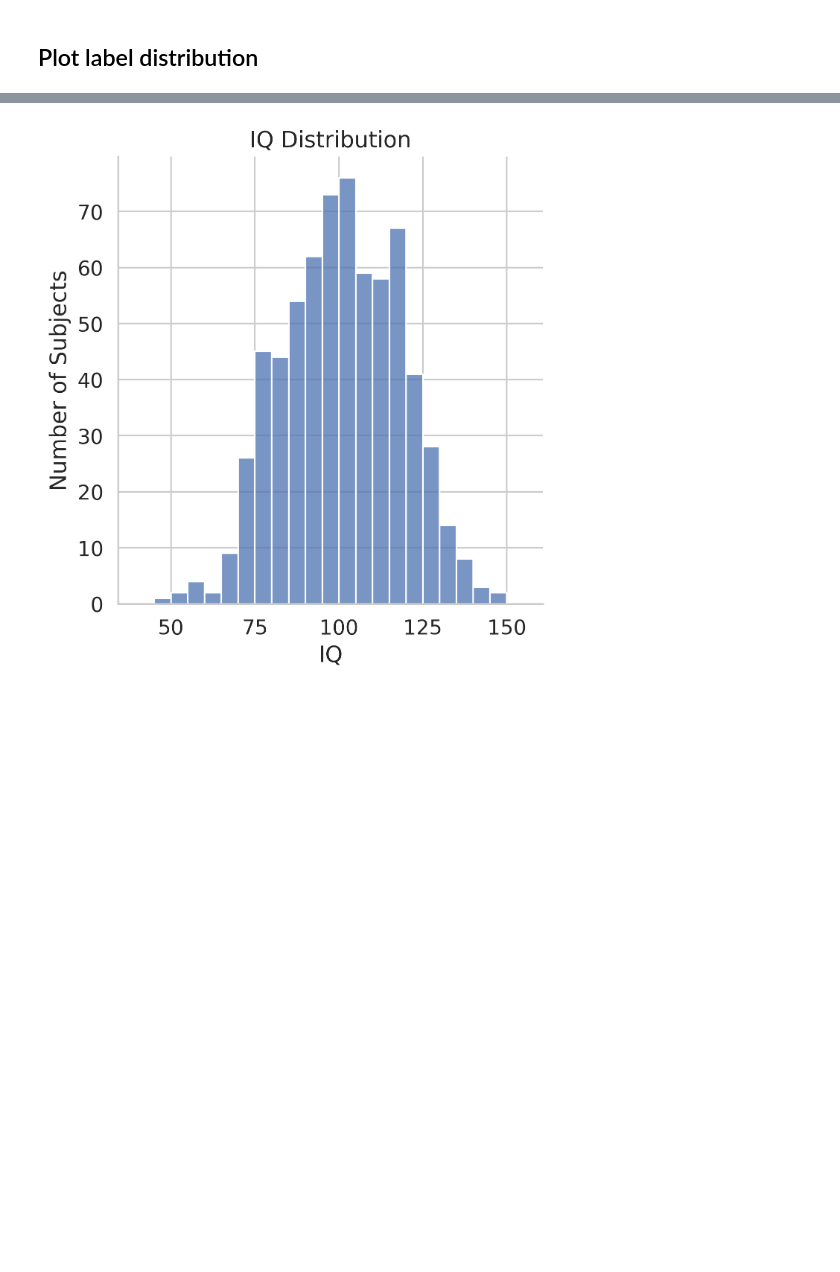
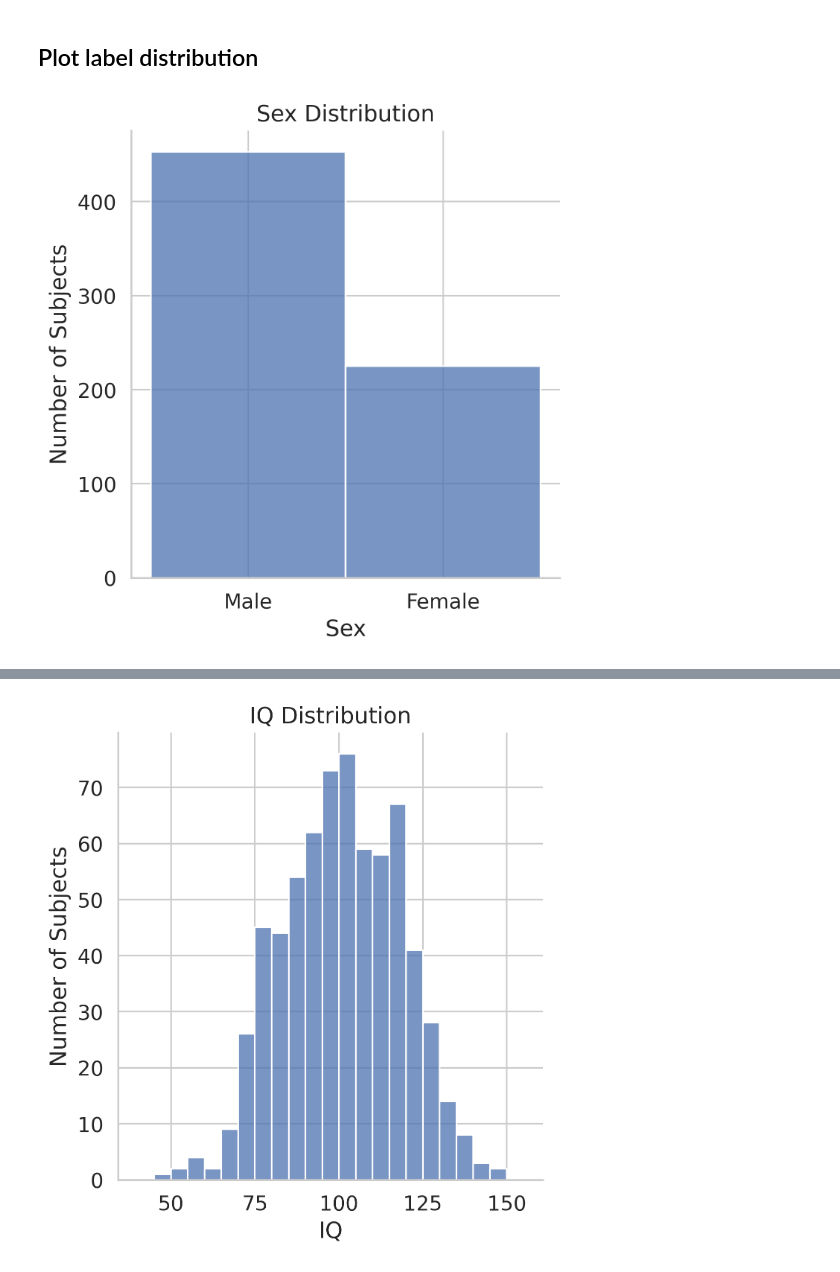
Before and after one commit to Brian-Pho/MSc_Research-Project, a Jupyter notebook: src/Supervised/Label Exploration.ipynb, the cells around one changed output, grey strips where cells are left out. Cells and saved outputs as stored; diff of their text form; code cells hidden in the pictures; blank space fills up the shorter version.

Commit message:
Add sex distribution and update age binning function

```diff
--- a/src/Supervised/Label Exploration.ipynb
+++ b/src/Supervised/Label Exploration.ipynb
@@ -64,11 +64,12 @@ Number of Power FC subjects: 825
 # %% [markdown]
 ### Filter for age and WISC columns
 # %%
-ages = labels["assessment Basic_Demos,Age"]
+sexes = labels['assessment Basic_Demos,Sex']
+ages = labels['assessment Basic_Demos,Age']
 diagnosis = labels[['assessment Diagnosis_ClinicianConsensus,NoDX',
                    'assessment Diagnosis_ClinicianConsensus,DX_01']]
 
-wisc_labels = labels.filter(like="WISC").join(ages).join(diagnosis)
+wisc_labels = labels.filter(like="WISC").join(ages).join(diagnosis).join(sexes)
 wisc_labels = wisc_labels[wisc_labels['assessment WISC,WISC_complete'] == '1']
 wisc_labels = wisc_labels.set_index("assessment WISC,EID")
 # display(wisc_labels)
@@ -107,3 +110,14 @@ csv_output_path = "/imaging3/owenlab/bpho/Biobank Labels/Subjects_with_WISC.csv"
 subjects_with_labels.to_csv(csv_output_path)
 # %% [markdown]
 ## Plot label distribution
+# %%
+sex_key = {'0': 'Male', '1': 'Female'}
+sex = subjects_with_labels['assessment Basic_Demos,Sex'].replace(sex_key)
+
+sns.displot(x=sex)
+plt.title("Sex Distribution")
+plt.xlabel('Sex')
+plt.ylabel('Number of Subjects')
+plt.show()
+# %% [output]
+[figure, added]
```
Also changed, not shown: parts of 3 cells of this notebook, 2 other files.
